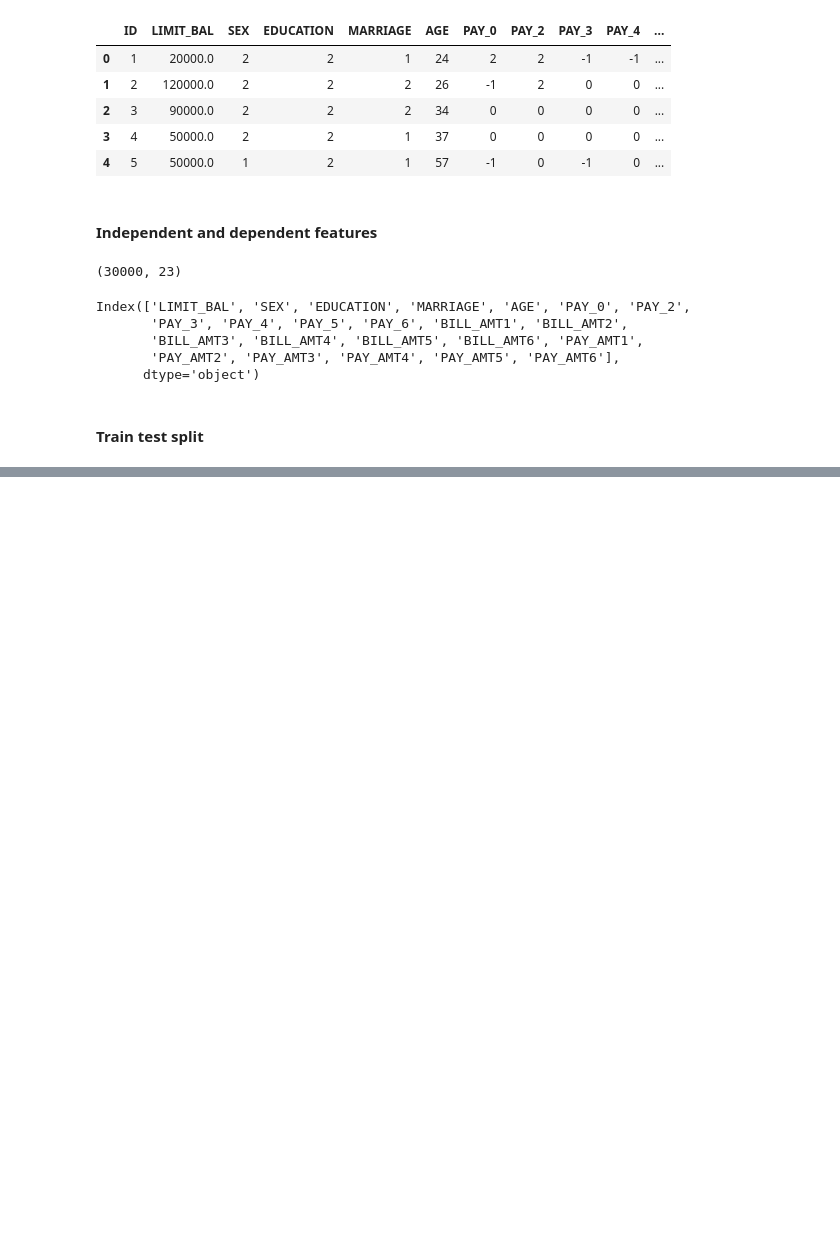
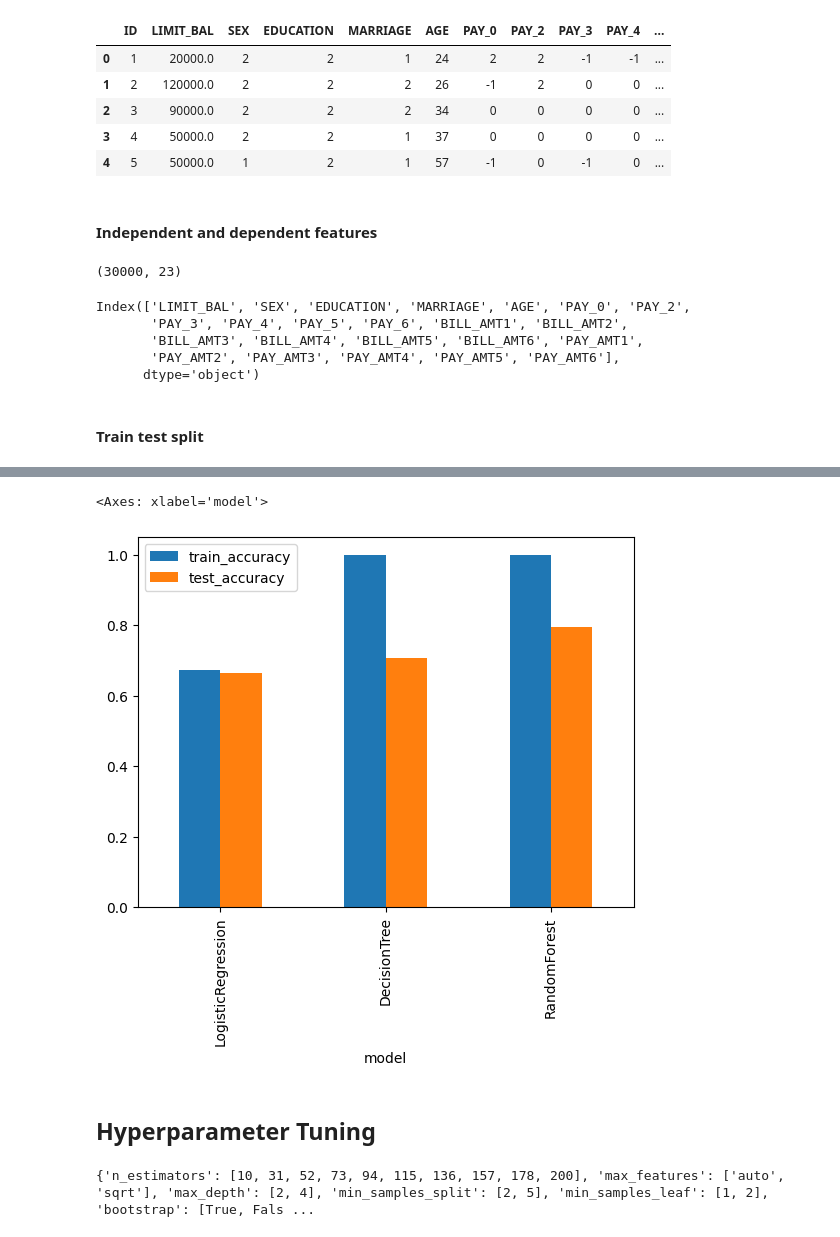
Before and after one commit to Shreyashchawda12/credit_card_prediction, a Jupyter notebook: Notebook/model_training.ipynb, the cells around one changed output, grey strips where cells are left out. Saved outputs shown, nothing was run; the diff lists cells and outputs as text; code cells hidden in the pictures; blank space fills up the shorter version.

```diff
--- a/Notebook/model_training.ipynb
+++ b/Notebook/model_training.ipynb
@@ -64,3 +64,6 @@ x_train,x_test,y_train,y_test=train_test_split(x,y,test_size=0.30,random_state=3
 # %%
 x_train=pd.DataFrame(preprocessor.fit_transform(x_train),columns=preprocessor.get_feature_names_out())
 x_test=pd.DataFrame(preprocessor.transform(x_test),columns=preprocessor.get_feature_names_out())
+# %%
+smote=SMOTE()
+x_rec,y_rec=smote.fit_resample(x_train,y_train)
@@ -81,16 +98,20 @@ models={
 }
 trained_model_list=[]
 model_list=[]
+accuracy_train = []
 accuracy_list=[]
 y_predict = []
 
 for i in range(len(list(models))):
     model=list(models.values())[i]
-    model.fit(x_train,y_train)
+    model.fit(x_rec,y_rec)
 
     #Make Predictions
+    y_train_pred = model.predict(x_rec)
     y_pred=model.predict(x_test)
 
+
+    Accuracy_train=evaluate_model(y_rec,y_train_pred)
     Accuracy=evaluate_model(y_test,y_pred)
 
     print(list(models.keys())[i])
@@ -98,9 +119,10 @@ for i in range(len(list(models))):
     y_predict.append(y_pred)
 
     print('Model Training Performance')
+    print("Accuracy_train:",Accuracy_train*100)
     print("Accuracy:",Accuracy*100)
 
-
+    accuracy_train.append(Accuracy_train)
     accuracy_list.append(Accuracy)
 
     print('='*35)
@@ -122 +147,3 @@ Accuracy: 81.36666666666666
 ===================================
+# %%
+df1 = pd.DataFrame({'model':model_list,'train_accuracy':accuracy_train,'test_accuracy':accuracy_list})
@@ -143,0 +161,32 @@ RandomForest
+# %%
+df1.plot(x='model',y=['train_accuracy','test_accuracy'],kind='bar')
+# %% [output]
+<Axes: xlabel='model'>
+[figure, added]
+# %% [markdown]
+## Hyperparameter Tuning
+# %%
+# Number of trees in random forest
+n_estimators = [int(x) for x in np.linspace(start = 10, stop = 200, num = 10)]
+# Number of features to consider at every split
+max_features = ['auto', 'sqrt']
+# Maximum number of levels in tree
+max_depth = [2,4]
+# Minimum number of samples required to split a node
+min_samples_split = [2, 5]
+# Minimum number of samples required at each leaf node
+min_samples_leaf = [1, 2]
+# Method of selecting samples for training each tree
+bootstrap = [True, False]
+# criterion
+criteria = [ 'gini','entropy']
+
+param = {'n_estimators': n_estimators,
+               'max_features': max_features,
+               'max_depth': max_depth,
+               'min_samples_split': min_samples_split,
+               'min_samples_leaf': min_samples_leaf,
+               'bootstrap': bootstrap}
+print(param)
+# %% [output]
+{'n_estimators': [10, 31, 52, 73, 94, 115, 136, 157, 178, 200], 'max_features': ['auto', 'sqrt'], 'max_depth': [2, 4], 'min_samples_split': [2, 5], 'min_samples_leaf': [1, 2], 'bootstrap': [True, Fals ...
```
Also changed, not shown: parts of 11 cells of this notebook, 10 other files.
